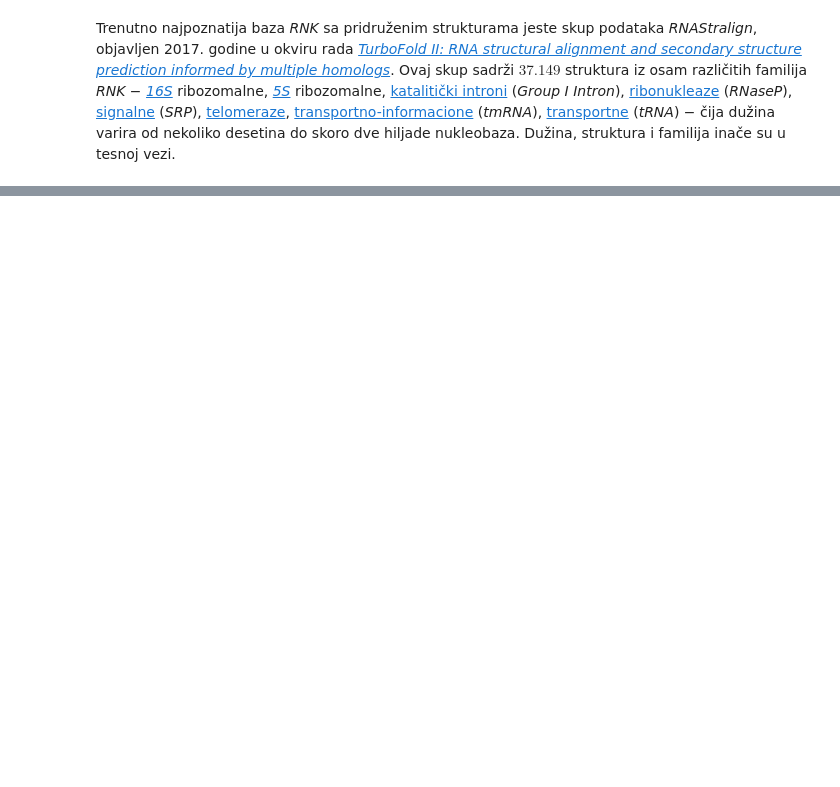
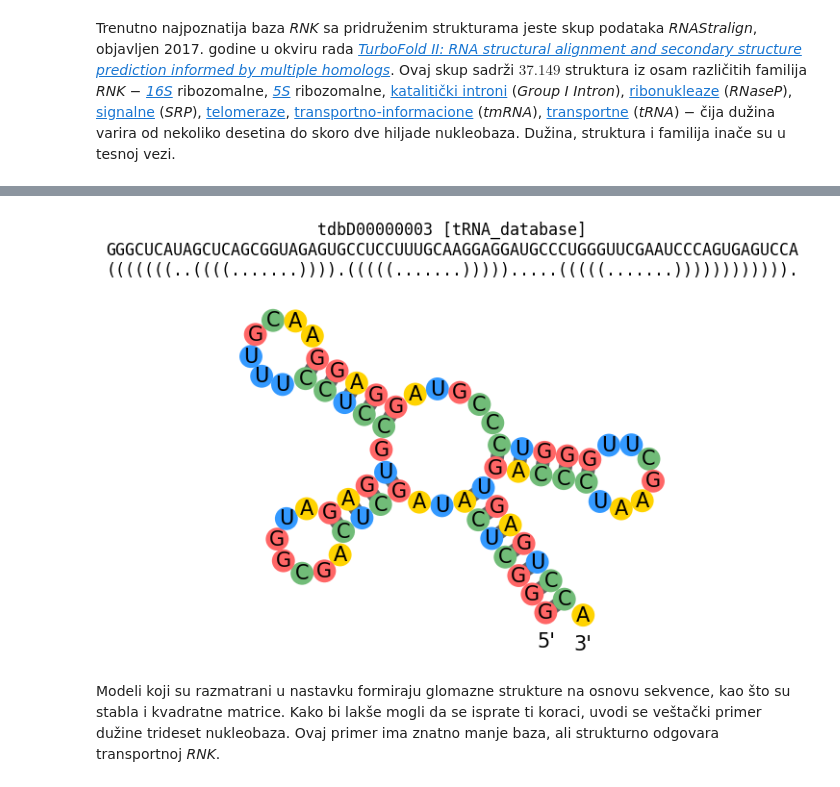
Before and after one commit to matfija/Duboka-struktura-RNK, a Jupyter notebook: sveska/Duboka_struktura_RNK.ipynb, the cells around one changed output, grey strips where cells are left out. Cells and saved outputs as stored; diff of their text form; code cells hidden in the pictures; blank space fills up the shorter version.

```diff
--- a/sveska/Duboka_struktura_RNK.ipynb
+++ b/sveska/Duboka_struktura_RNK.ipynb
@@ -97,0 +248,15 @@ valid = učitaj('../podaci/valid.csv')
+# %%
+# Odabir familije transportnih RNK
+familije = ['tRNA_database']
+# %%
+# Odabir familije nad učitanim skupovima
+train = [rnk for rnk in train if rnk.familija in familije]
+test = [rnk for rnk in test if rnk.familija in familije]
+valid = [rnk for rnk in valid if rnk.familija in familije]
+# %%
+# Ilustracija strukture jedne tRNK
+train[0]
+# %% [output]
+[figure, added]
+# %% [markdown]
+Modeli koji su razmatrani u nastavku formiraju glomazne strukture na osnovu sekvence, kao što su stabla i kvadratne matrice. Kako bi lakše mogli da se isprate ti koraci, uvodi se veštački primer dužine trideset nukleobaza. Ovaj primer ima znatno manje baza, ali strukturno odgovara transportnoj *RNK*.
```
Also changed, not shown: parts of 28 cells of this notebook, 1 other file.
